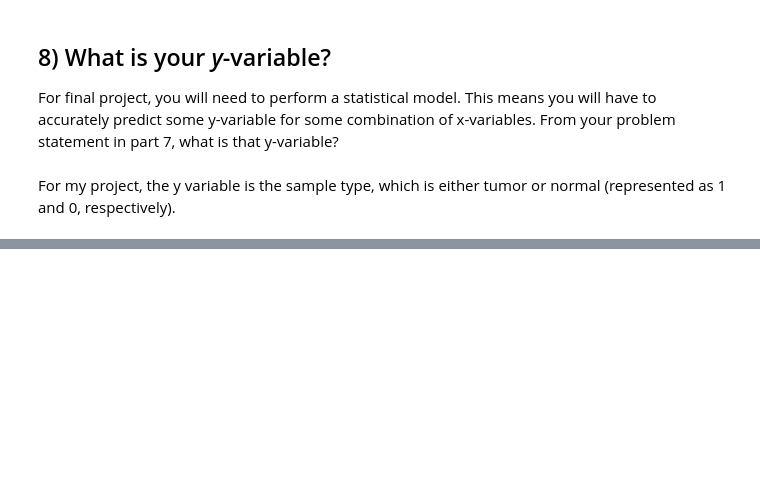
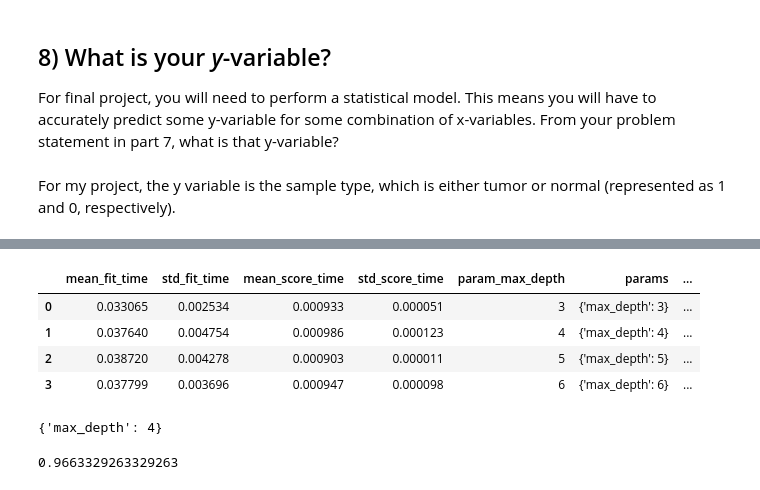
Before and after one commit to kmfunder/final-project, a Jupyter notebook: final-project.ipynb, the cells around one changed output, grey strips where cells are left out. Saved outputs shown, nothing was run; the diff lists cells and outputs as text; code cells hidden in the pictures; blank space fills up the shorter version.

```diff
--- a/final-project.ipynb
+++ b/final-project.ipynb
@@ -214,0 +202,16 @@ array([1, 0, 1, 1, 1, 1, 1, 1, 1, 1, 1, 1, 1, 1, 1, 1, 1, 1, 1, 1, 1, 0,
+# %%
+pd.DataFrame(dtree_gs.cv_results_)
+# %% [output]
+|  | mean_fit_time | std_fit_time | mean_score_time | std_score_time | param_max_depth | params | ... |
+| 0 | 0.033065 | 0.002534 | 0.000933 | 0.000051 | 3 | {'max_depth': 3} | ... |
+| 1 | 0.037640 | 0.004754 | 0.000986 | 0.000123 | 4 | {'max_depth': 4} | ... |
+| 2 | 0.038720 | 0.004278 | 0.000903 | 0.000011 | 5 | {'max_depth': 5} | ... |
+| 3 | 0.037799 | 0.003696 | 0.000947 | 0.000098 | 6 | {'max_depth': 6} | ... |
+# %%
+dtree_gs.best_params_
+# %% [output]
+{'max_depth': 4}
+# %%
+dtree_gs.best_score_
+# %% [output]
+0.9663329263329263
```
Also changed, not shown: parts of 20 cells of this notebook.
